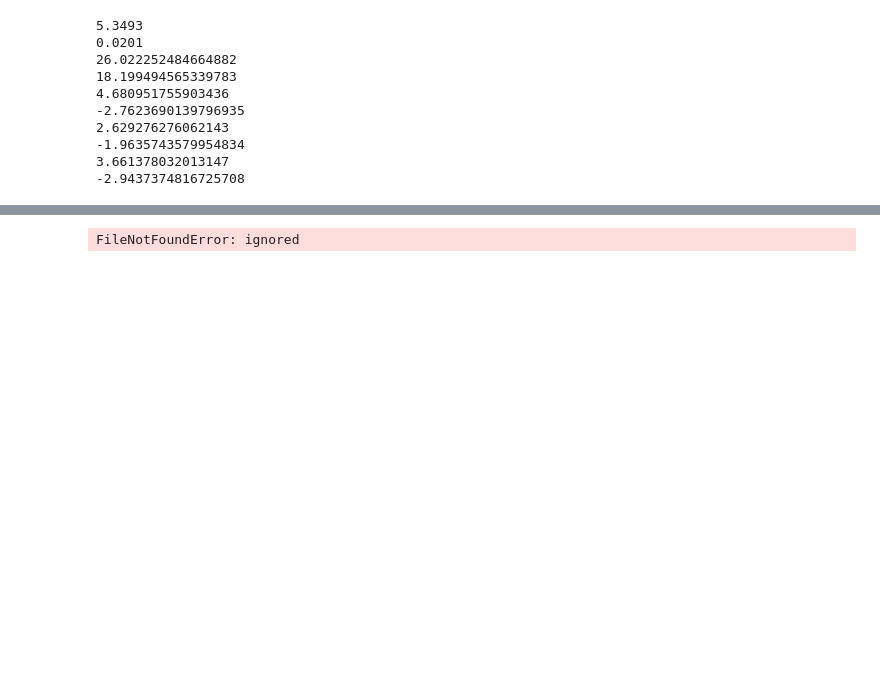
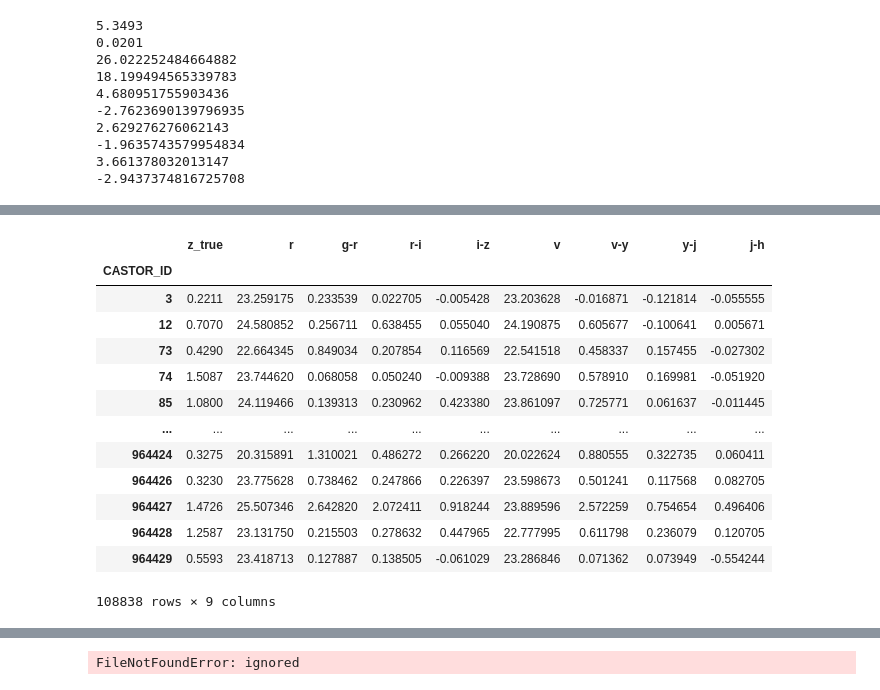
Before and after one commit to aimalz/CASTORpz, a Jupyter notebook: TheLastMetric.ipynb, the cells around one changed output, grey strips where cells are left out. Cells and saved outputs as stored; diff of their text form; code cells hidden in the pictures; blank space fills up the shorter version.

```diff
--- a/TheLastMetric.ipynb
+++ b/TheLastMetric.ipynb
@@ -215,6 +238,44 @@ catalogs['LSST-only'] = pd.DataFrame({'CASTOR_ID': ID, 'z_true': z_true,
                              'i-z': LSST_i_mag - LSST_z_mag,
                       }).set_index('CASTOR_ID').dropna()
 catalogs['CASTOR-only'] = pd.DataFrame({'CASTOR_ID': ID, 'z_true': z_true,
+                             'g': CASTOR_g_mag,
+                             'uv-u': CASTOR_uv_mag - CASTOR_u_mag,
+                             'u-g': CASTOR_u_mag - CASTOR_g_mag
+                      }).set_index('CASTOR_ID').dropna()
+catalogs['Euclid-only'] = pd.DataFrame({'CASTOR_ID': ID, 'z_true': z_true,
+                             'v': Euclid_VIS_mag,
+                             'v-y': Euclid_VIS_mag - Euclid_Y_mag,
+                             'y-j': Euclid_Y_mag - Euclid_J_mag,
+                             'j-h': Euclid_J_mag - Euclid_H_mag,
+                      }).set_index('CASTOR_ID').dropna()
+catalogs['Euclid+CASTOR'] = pd.DataFrame({'CASTOR_ID': ID, 'z_true': z_true,
+                             'g': CASTOR_g_mag,
+                             'uv-u': CASTOR_uv_mag - CASTOR_u_mag,
+                             'u-g': CASTOR_u_mag - CASTOR_g_mag,
+                             'v': Euclid_VIS_mag,
+                             'v-y': Euclid_VIS_mag - Euclid_Y_mag,
+                             'y-j': Euclid_Y_mag - Euclid_J_mag,
+                             'j-h': Euclid_J_mag - Euclid_H_mag,
+                      }).set_index('CASTOR_ID').dropna()
+catalogs['Euclid+LSST'] = pd.DataFrame({'CASTOR_ID': ID, 'z_true': z_true,
+                              'r': LSST_r_mag,
+                             'g-r': LSST_g_mag - LSST_r_mag,
+                             'r-i': LSST_r_mag - LSST_i_mag,
+                             'i-z': LSST_i_mag - LSST_z_mag,
+                             'v': Euclid_VIS_mag,
+                             'v-y': Euclid_VIS_mag - Euclid_Y_mag,
+                             'y-j': Euclid_Y_mag - Euclid_J_mag,
+                             'j-h': Euclid_J_mag - Euclid_H_mag,
+                      }).set_index('CASTOR_ID').dropna()
+catalogs['Euclid+LSST+CASTOR'] = pd.DataFrame({'CASTOR_ID': ID, 'z_true': z_true,
+                              'r': LSST_r_mag,
+                             'g-r': LSST_g_mag - LSST_r_mag,
+                             'r-i': LSST_r_mag - LSST_i_mag,
+                             'i-z': LSST_i_mag - LSST_z_mag,
+                             'v': Euclid_VIS_mag,
+                             'v-y': Euclid_VIS_mag - Euclid_Y_mag,
+                             'y-j': Euclid_Y_mag - Euclid_J_mag,
+                             'j-h': Euclid_J_mag - Euclid_H_mag,
                              'g': CASTOR_g_mag,
                              'uv-u': CASTOR_uv_mag - CASTOR_u_mag,
                              'u-g': CASTOR_u_mag - CASTOR_g_mag
@@ -464,0 +531,17 @@ post_trained
+# %%
+catalogs['Euclid+LSST']
+# %% [output]
+|  | z_true | r | g-r | r-i | i-z | v | v-y | y-j | j-h |
+| CASTOR_ID |  |  |  |  |  |  |  |  |  |
+| 3 | 0.2211 | 23.259175 | 0.233539 | 0.022705 | -0.005428 | 23.203628 | -0.016871 | -0.121814 | -0.055555 |
+| 12 | 0.7070 | 24.580852 | 0.256711 | 0.638455 | 0.055040 | 24.190875 | 0.605677 | -0.100641 | 0.005671 |
+| 73 | 0.4290 | 22.664345 | 0.849034 | 0.207854 | 0.116569 | 22.541518 | 0.458337 | 0.157455 | -0.027302 |
+| 74 | 1.5087 | 23.744620 | 0.068058 | 0.050240 | -0.009388 | 23.728690 | 0.578910 | 0.169981 | -0.051920 |
+| 85 | 1.0800 | 24.119466 | 0.139313 | 0.230962 | 0.423380 | 23.861097 | 0.725771 | 0.061637 | -0.011445 |
+| ... | ... | ... | ... | ... | ... | ... | ... | ... | ... |
+| 964424 | 0.3275 | 20.315891 | 1.310021 | 0.486272 | 0.266220 | 20.022624 | 0.880555 | 0.322735 | 0.060411 |
+| 964426 | 0.3230 | 23.775628 | 0.738462 | 0.247866 | 0.226397 | 23.598673 | 0.501241 | 0.117568 | 0.082705 |
+| 964427 | 1.4726 | 25.507346 | 2.642820 | 2.072411 | 0.918244 | 23.889596 | 2.572259 | 0.754654 | 0.496406 |
+| 964428 | 1.2587 | 23.131750 | 0.215503 | 0.278632 | 0.447965 | 22.777995 | 0.611798 | 0.236079 | 0.120705 |
+| 964429 | 0.5593 | 23.418713 | 0.127887 | 0.138505 | -0.061029 | 23.286846 | 0.071362 | 0.073949 | -0.554244 |
+108838 rows × 9 columns
```
Also changed, not shown: parts of 19 cells of this notebook.
